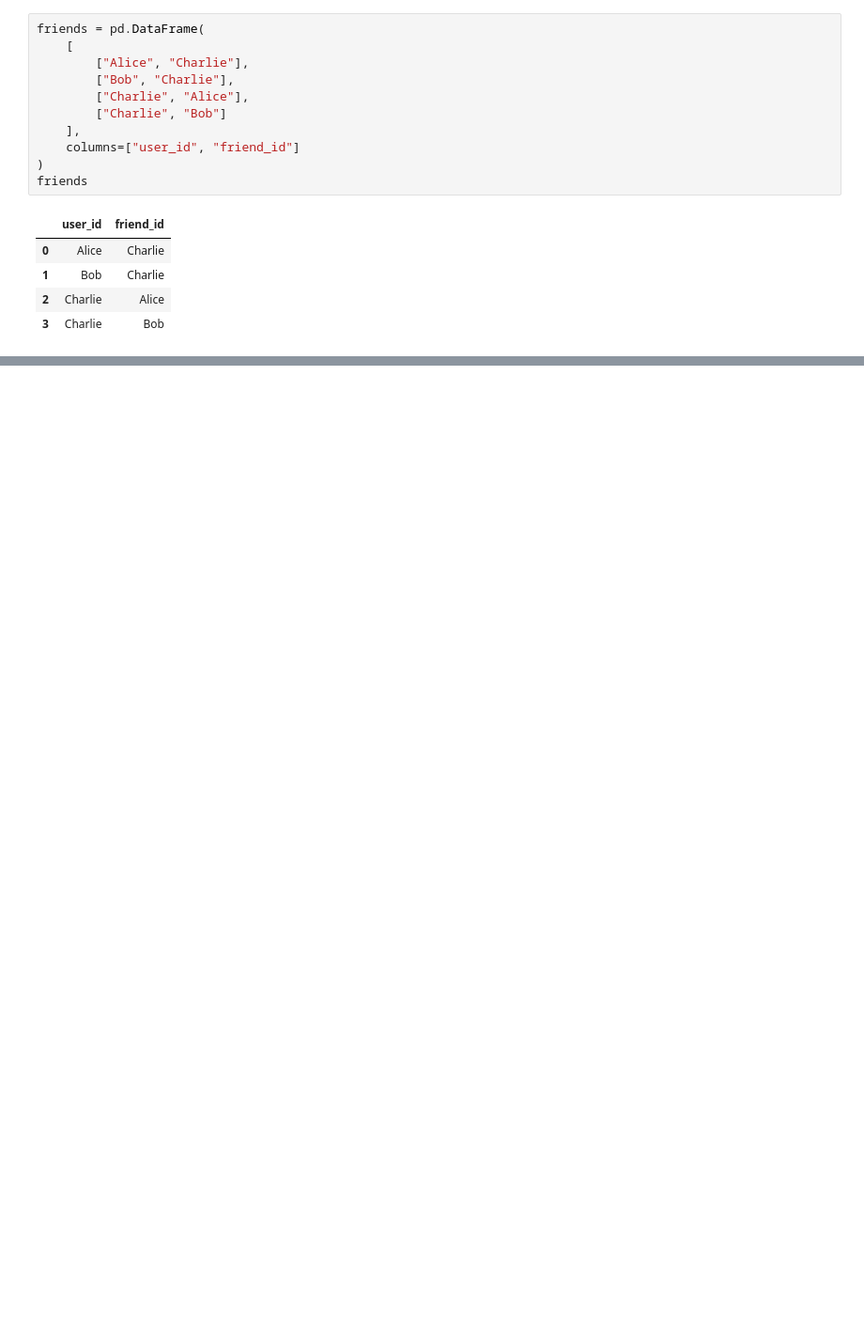
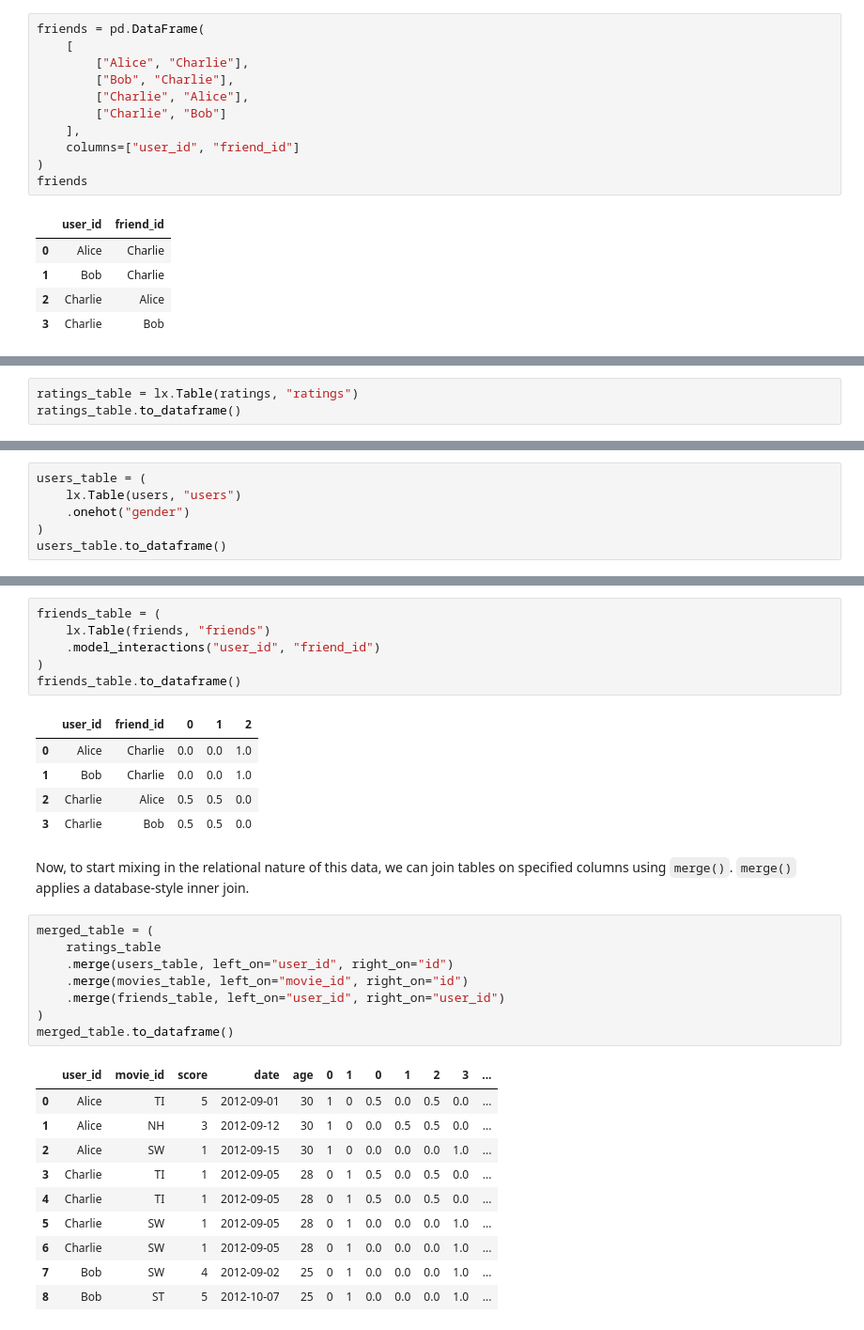
Before and after one commit to austin-pan/lynx, a Jupyter notebook: examples/tutorial.ipynb, the cells around one changed output, grey strips where cells are left out. Shown at 94% size. Cells and saved outputs as stored; diff of their text form; blank space fills up the shorter version.

```diff
--- a/examples/tutorial.ipynb
+++ b/examples/tutorial.ipynb
@@ -80,0 +123,3 @@ friends
+# %%
+ratings_table = lx.Table(ratings, "ratings")
+ratings_table.to_dataframe()
@@ -80,0 +142,6 @@ friends
+# %%
+users_table = (
+    lx.Table(users, "users")
+    .onehot("gender")
+)
+users_table.to_dataframe()
@@ -90,0 +173,35 @@ movies_table.to_dataframe()
+# %%
+friends_table = (
+    lx.Table(friends, "friends")
+    .model_interactions("user_id", "friend_id")
+)
+friends_table.to_dataframe()
+# %% [output]
+|  | user_id | friend_id | 0 | 1 | 2 |
+| 0 | Alice | Charlie | 0.0 | 0.0 | 1.0 |
+| 1 | Bob | Charlie | 0.0 | 0.0 | 1.0 |
+| 2 | Charlie | Alice | 0.5 | 0.5 | 0.0 |
+| 3 | Charlie | Bob | 0.5 | 0.5 | 0.0 |
+# %% [markdown]
+Now, to start mixing in the relational nature of this data, we can join tables
+on specified columns using `merge()`. `merge()` applies a database-style inner
+join.
+# %%
+merged_table = (
+    ratings_table
+    .merge(users_table, left_on="user_id", right_on="id")
+    .merge(movies_table, left_on="movie_id", right_on="id")
+    .merge(friends_table, left_on="user_id", right_on="user_id")
+)
+merged_table.to_dataframe()
+# %% [output]
+|  | user_id | movie_id | score | date | age | 0 | 1 | 0 | 1 | 2 | 3 | ... |
+| 0 | Alice | TI | 5 | 2012-09-01 | 30 | 1 | 0 | 0.5 | 0.0 | 0.5 | 0.0 | ... |
+| 1 | Alice | NH | 3 | 2012-09-12 | 30 | 1 | 0 | 0.0 | 0.5 | 0.5 | 0.0 | ... |
+| 2 | Alice | SW | 1 | 2012-09-15 | 30 | 1 | 0 | 0.0 | 0.0 | 0.0 | 1.0 | ... |
+| 3 | Charlie | TI | 1 | 2012-09-05 | 28 | 0 | 1 | 0.5 | 0.0 | 0.5 | 0.0 | ... |
+| 4 | Charlie | TI | 1 | 2012-09-05 | 28 | 0 | 1 | 0.5 | 0.0 | 0.5 | 0.0 | ... |
+| 5 | Charlie | SW | 1 | 2012-09-05 | 28 | 0 | 1 | 0.0 | 0.0 | 0.0 | 1.0 | ... |
+| 6 | Charlie | SW | 1 | 2012-09-05 | 28 | 0 | 1 | 0.0 | 0.0 | 0.0 | 1.0 | ... |
+| 7 | Bob | SW | 4 | 2012-09-02 | 25 | 0 | 1 | 0.0 | 0.0 | 0.0 | 1.0 | ... |
+| 8 | Bob | ST | 5 | 2012-10-07 | 25 | 0 | 1 | 0.0 | 0.0 | 0.0 | 1.0 | ... |
```
Also changed, not shown: parts of 41 cells of this notebook, 3 other files.
